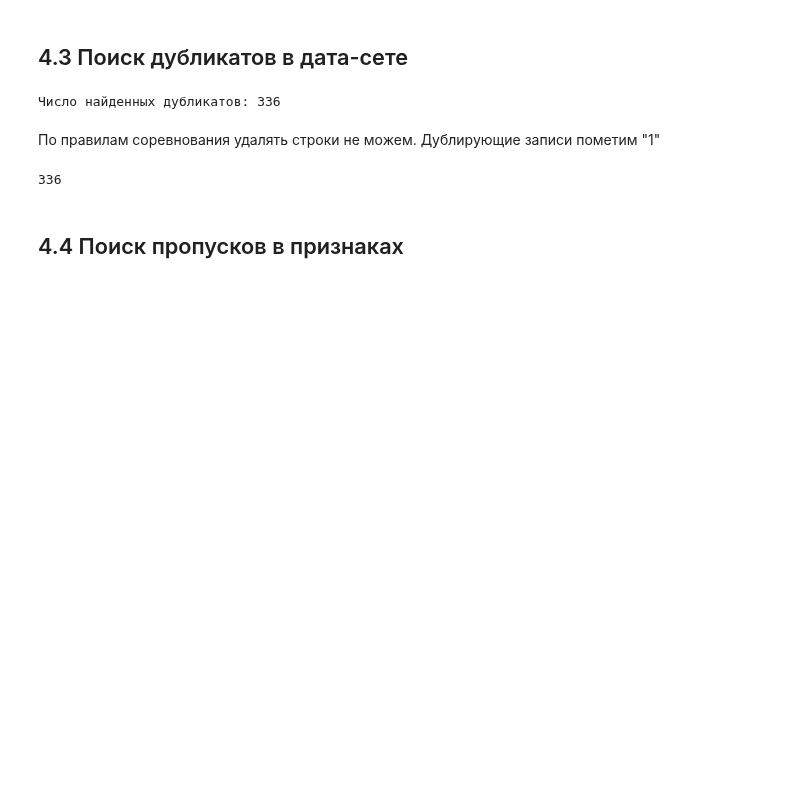
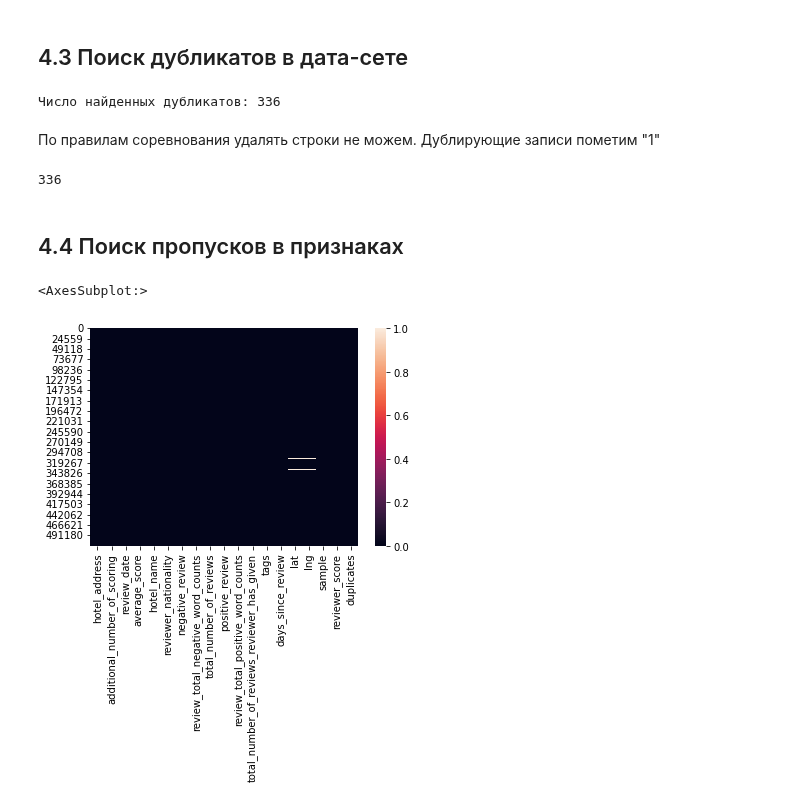
Before and after one commit to DmitriySky47/sf_data_science, a Jupyter notebook: Skillfactory/EDA_6 Kaggle Hotels/predicting-the-rating-of-hotels-on-booking.ipynb, the cells around one changed output. Cells and saved outputs as stored; diff of their text form; code cells hidden in the pictures; blank space fills up the shorter version.

```diff
--- a/Skillfactory/EDA_6 Kaggle Hotels/predicting-the-rating-of-hotels-on-booking.ipynb
+++ b/Skillfactory/EDA_6 Kaggle Hotels/predicting-the-rating-of-hotels-on-booking.ipynb
@@ -135,5 +317,10 @@ print((data['duplicates'].value_counts())[1]) # проверка суммой к
 # %% [markdown]
 ## 4.4 Поиск пропусков в признаках
 # %%
-data['lat'] = data['lat'].fillna(0, inplace=True)
-data['lng'] = data['lng'].fillna(0, inplace=True)
+#data['lat'] = data['lat'].fillna(0, inplace=True)
+#data['lng'] = data['lng'].fillna(0, inplace=True)
+# %%
+sns.heatmap(data.isnull()) # наглядная карта пропусков
+# %% [output]
+<AxesSubplot:>
+[figure, added]
```
Also changed, not shown: parts of 53 cells of this notebook, 6 other files.
